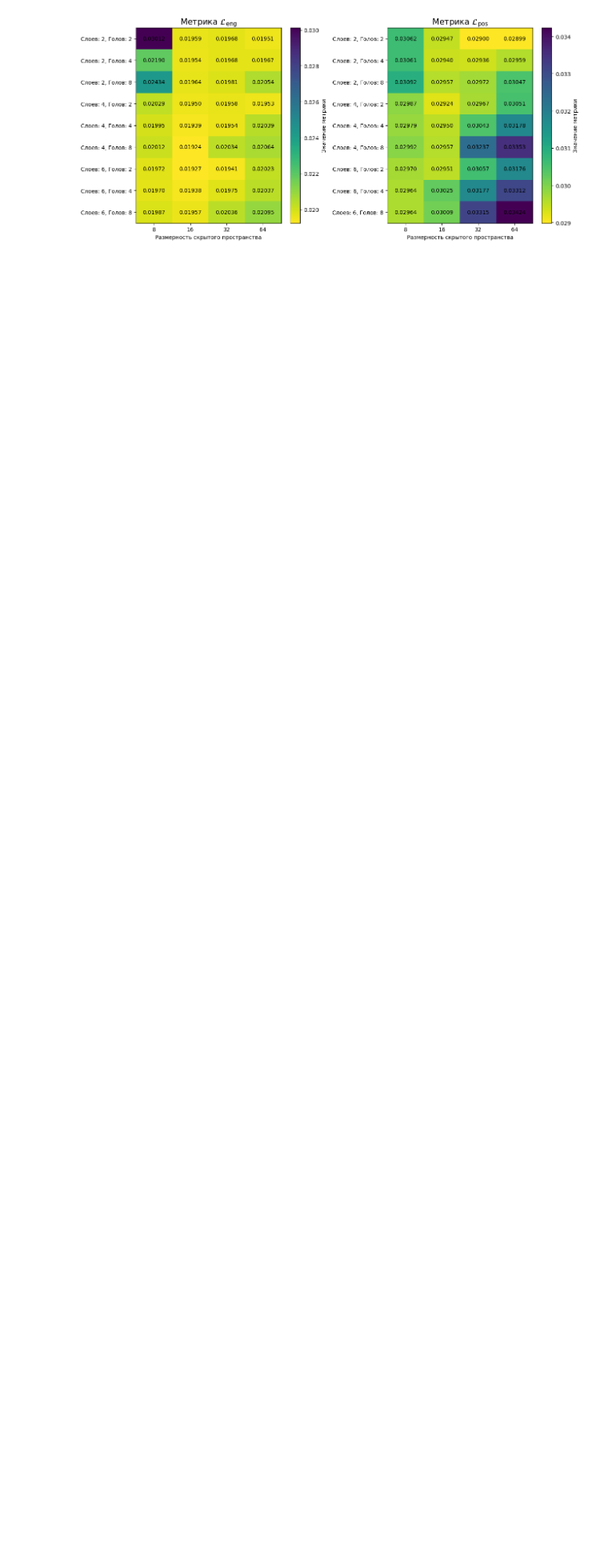
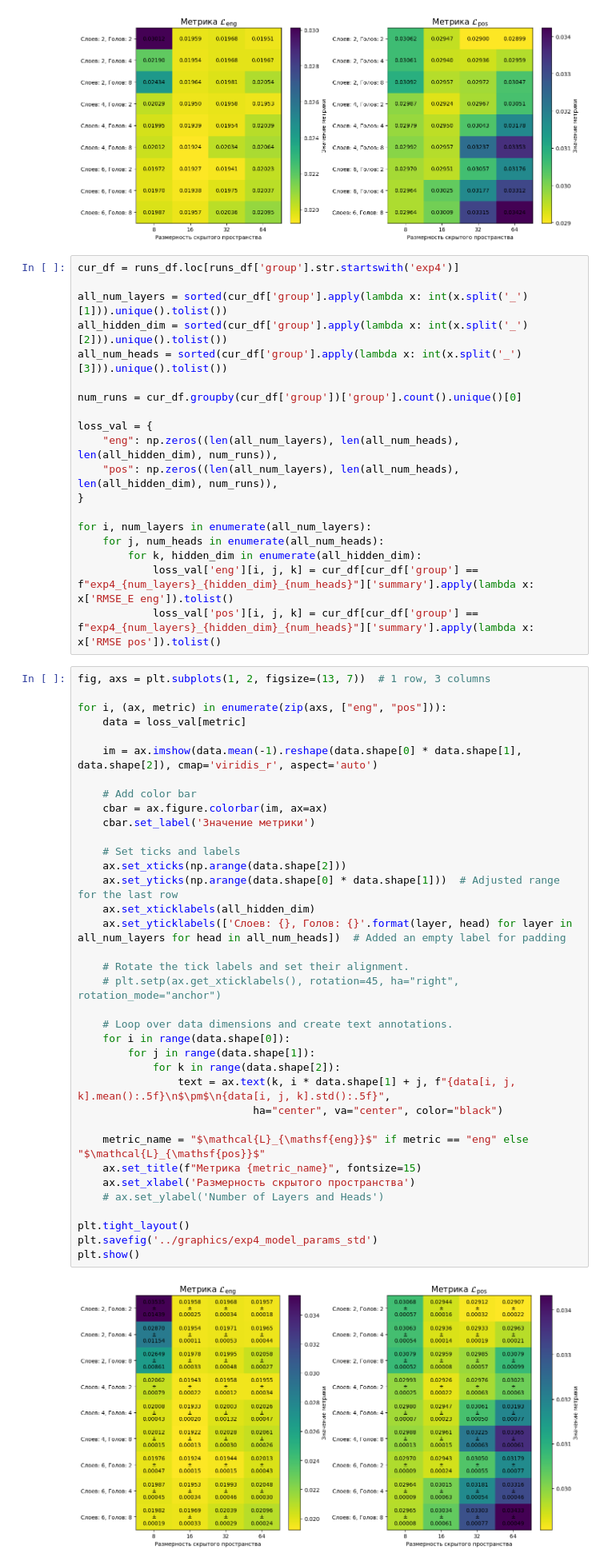
Before and after one commit to dxtvzw/ecal-optimization, a Jupyter notebook: report/data/collect_data.ipynb, the cells around one changed output. Shown at 80% size. Saved outputs shown, nothing was run; the diff lists cells and outputs as text; blank space fills up the shorter version.

```diff
--- a/report/data/collect_data.ipynb
+++ b/report/data/collect_data.ipynb
@@ -537,6 +647,63 @@ plt.savefig('../graphics/exp4_model_params')
 plt.show()
 # %% [output]
 [figure]
+# %%
+cur_df = runs_df.loc[runs_df['group'].str.startswith('exp4')]
+
+all_num_layers = sorted(cur_df['group'].apply(lambda x: int(x.split('_')[1])).unique().tolist())
+all_hidden_dim = sorted(cur_df['group'].apply(lambda x: int(x.split('_')[2])).unique().tolist())
+all_num_heads = sorted(cur_df['group'].apply(lambda x: int(x.split('_')[3])).unique().tolist())
+
+num_runs = cur_df.groupby(cur_df['group'])['group'].count().unique()[0]
+
+loss_val = {
+    "eng": np.zeros((len(all_num_layers), len(all_num_heads), len(all_hidden_dim), num_runs)),
+    "pos": np.zeros((len(all_num_layers), len(all_num_heads), len(all_hidden_dim), num_runs)),
+}
+
+for i, num_layers in enumerate(all_num_layers):
+    for j, num_heads in enumerate(all_num_heads):
+        for k, hidden_dim in enumerate(all_hidden_dim):
+            loss_val['eng'][i, j, k] = cur_df[cur_df['group'] == f"exp4_{num_layers}_{hidden_dim}_{num_heads}"]['summary'].apply(lambda x: x['RMSE_E eng']).tolist()
+            loss_val['pos'][i, j, k] = cur_df[cur_df['group'] == f"exp4_{num_layers}_{hidden_dim}_{num_heads}"]['summary'].apply(lambda x: x['RMSE pos']).tolist()
+# %%
+fig, axs = plt.subplots(1, 2, figsize=(13, 7))  # 1 row, 3 columns
+
+for i, (ax, metric) in enumerate(zip(axs, ["eng", "pos"])):
+    data = loss_val[metric]
+
+    im = ax.imshow(data.mean(-1).reshape(data.shape[0] * data.shape[1], data.shape[2]), cmap='viridis_r', aspect='auto')
+
+    # Add color bar
+    cbar = ax.figure.colorbar(im, ax=ax)
+    cbar.set_label('Значение метрики')
+
+    # Set ticks and labels
+    ax.set_xticks(np.arange(data.shape[2]))
+    ax.set_yticks(np.arange(data.shape[0] * data.shape[1]))  # Adjusted range for the last row
+    ax.set_xticklabels(all_hidden_dim)
+    ax.set_yticklabels(['Слоев: {}, Голов: {}'.format(layer, head) for layer in all_num_layers for head in all_num_heads])  # Added an empty label for padding
+
+    # Rotate the tick labels and set their alignment.
+    # plt.setp(ax.get_xticklabels(), rotation=45, ha="right", rotation_mode="anchor")
+
+    # Loop over data dimensions and create text annotations.
+    for i in range(data.shape[0]):
+        for j in range(data.shape[1]):
+            for k in range(data.shape[2]):
+                text = ax.text(k, i * data.shape[1] + j, f"{data[i, j, k].mean():.5f}\n$\pm$\n{data[i, j, k].std():.5f}",
+                            ha="center", va="center", color="black")
+
+    metric_name = "$\mathcal{L}_{\mathsf{eng}}$" if metric == "eng" else "$\mathcal{L}_{\mathsf{pos}}$"
+    ax.set_title(f"Метрика {metric_name}", fontsize=15)
+    ax.set_xlabel('Размерность скрытого пространства')
+    # ax.set_ylabel('Number of Layers and Heads')
+
+plt.tight_layout()
+plt.savefig('../graphics/exp4_model_params_std')
+plt.show()
+# %% [output]
+[figure, added]
 # %% [markdown]
 ### Experiment 5
 # %%
```
Also changed, not shown: parts of 11 cells of this notebook, 7 other files.
